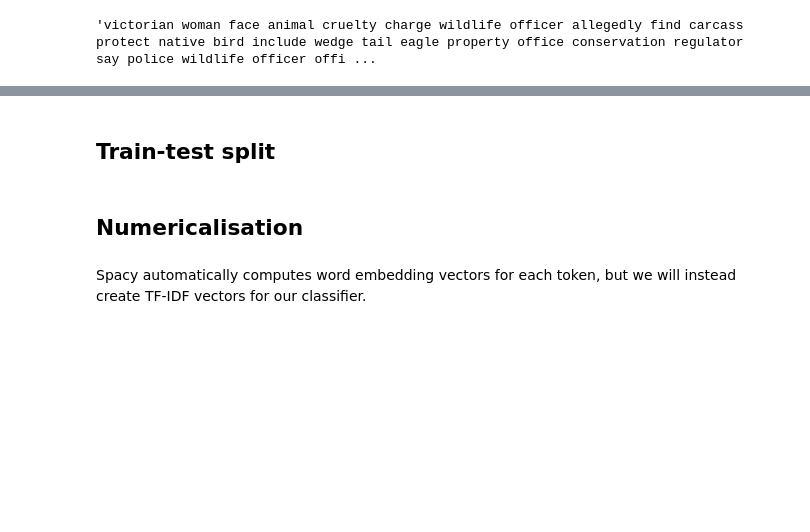
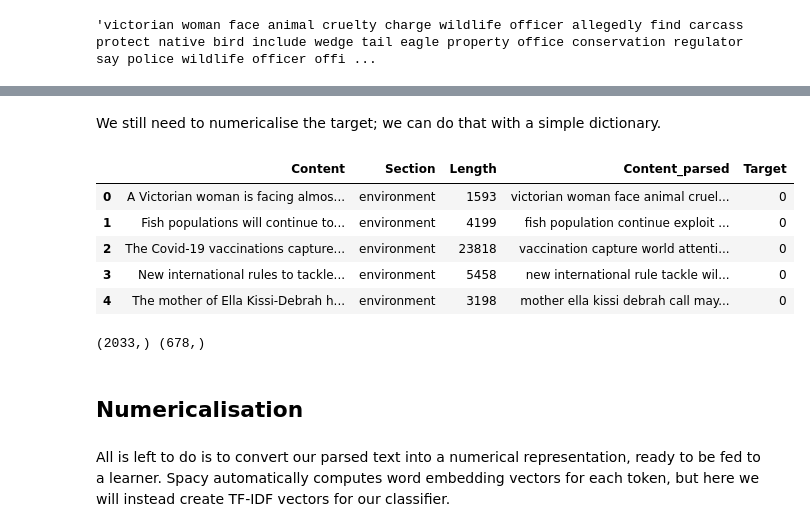
Before and after one commit to mz256/Guardian_news_classification, a Jupyter notebook: 02_preprocess.ipynb, the cells around one changed output, grey strips where cells are left out. Drawn from its saved outputs; the diff is of its cells as text; code cells hidden in the pictures; blank space fills up the shorter version.

```diff
--- a/02_preprocess.ipynb
+++ b/02_preprocess.ipynb
@@ -181,2 +194,22 @@ We went from 1592 to 1044 tokens for this article.
-# %% [markdown]
-## Train-test split
+# %% [markdown]
+We still need to numericalise the target; we can do that with a simple dictionary.
+# %%
+d = {section: i for i, section in enumerate(sections)}
+df['Target'] = df['Section'].replace(d)
+df = df.drop(columns='Content_1')
+df.head()
+# %% [output]
+|  | Content | Section | Length | Content_parsed | Target |
+| 0 | A Victorian woman is facing almos... | environment | 1593 | victorian woman face animal cruel... | 0 |
+| 1 | Fish populations will continue to... | environment | 4199 | fish population continue exploit ... | 0 |
+| 2 | The Covid-19 vaccinations capture... | environment | 23818 | vaccination capture world attenti... | 0 |
+| 3 | New international rules to tackle... | environment | 5458 | new international rule tackle wil... | 0 |
+| 4 | The mother of Ella Kissi-Debrah h... | environment | 3198 | mother ella kissi debrah call may... | 0 |
+# %%
+X_train, X_test, y_train, y_test = train_test_split(df['Content_parsed'],
+                                                    df['Target'],
+                                                    random_state=42)
+
+print(X_train.shape, X_test.shape)
+# %% [output]
+(2033,) (678,)
@@ -183,4 +231,4 @@ We went from 1592 to 1044 tokens for this article.
 # %% [markdown]
 ## Numericalisation
 # %% [markdown]
-Spacy automatically computes word embedding vectors for each token, but we will instead create TF-IDF vectors for our classifier.
+All is left to do is to convert our parsed text into a numerical representation, ready to be fed to a learner. Spacy automatically computes word embedding vectors for each token, but here we will instead create TF-IDF vectors for our classifier.
```
Also changed, not shown: parts of 11 cells of this notebook.
